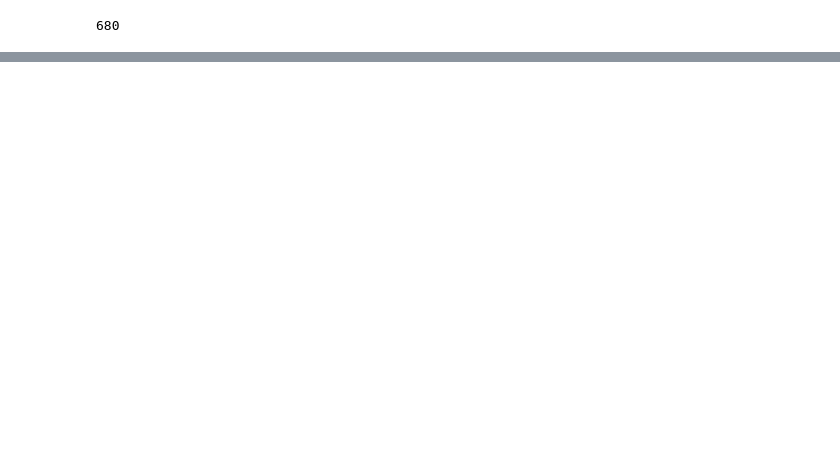
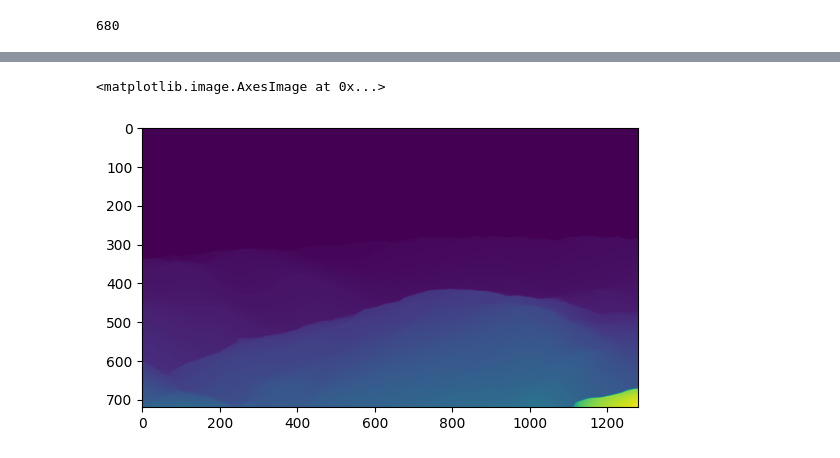
Before and after one commit to pyronear/smoke-localization, a Jupyter notebook: horizon_line/detect_horizon_line.ipynb, the cells around one changed output, grey strips where cells are left out. Cells and saved outputs as stored; diff of their text form; code cells hidden in the pictures; blank space fills up the shorter version.

```diff
--- a/horizon_line/detect_horizon_line.ipynb
+++ b/horizon_line/detect_horizon_line.ipynb
@@ -52,2 +31,7 @@ output = prediction.cpu().numpy()
+# %%
+plt.imshow(np.array(depth))
+# %% [output]
+<matplotlib.image.AxesImage at 0x...>
+[figure, added]
 # %%
 # Threshold depth
```
Also changed, not shown: parts of 9 cells of this notebook.
